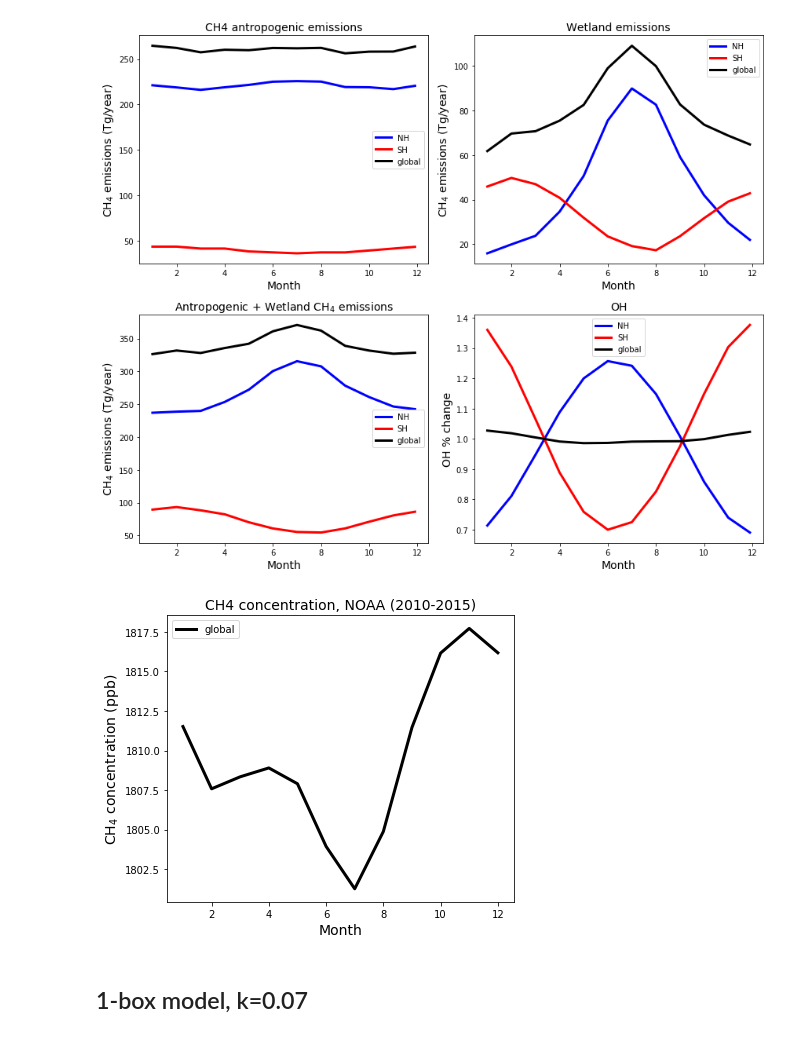
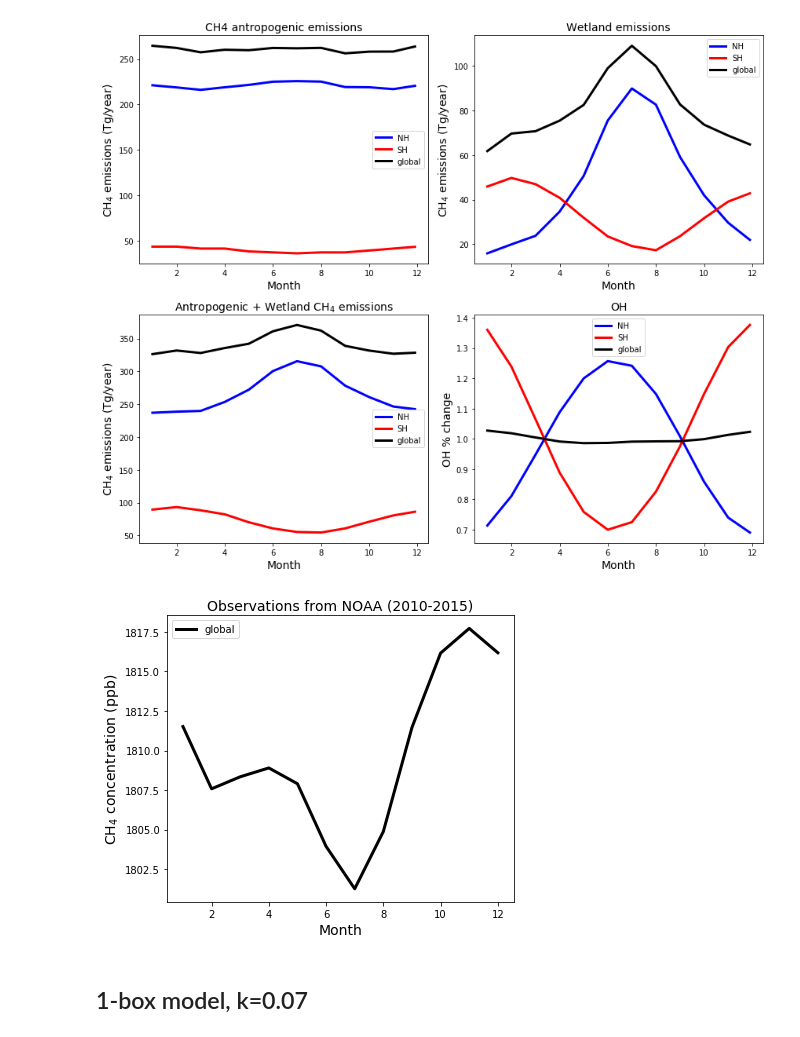
Before and after one commit to imitevski/ch4_box_model, a Jupyter notebook: methane_twobox_lab2pII_tvaryOH.ipynb, the cells around one changed output. Drawn from its saved outputs; the diff is of its cells as text; code cells hidden in the pictures.

```diff
--- a/methane_twobox_lab2pII_tvaryOH.ipynb
+++ b/methane_twobox_lab2pII_tvaryOH.ipynb
@@ -117,15 +117,15 @@ plt.savefig('figures/data_used.pdf')
 # %%
 fig = plt.figure(figsize=[6,5])
 ax = fig.add_subplot(1,1,1)
 ch4_noaa_mean.plot(label = 'global',linewidth=3, color = 'black')
 plt.ylabel('CH$_4$ concentration (ppb)', fontsize=14)
 plt.xlabel('Month', fontsize=14)
 plt.legend(loc=0)
-plt.title('CH4 concentration, NOAA (2010-2015)', fontsize=14)
+plt.title('Observations from NOAA (2010-2015)', fontsize=14)
 plt.tight_layout()
 plt.savefig('figures/noaa_obs.pdf')
 # %% [output]
-[figure, old version]
+[figure, new version]
 # %% [markdown]
 ## 1-box model, k=0.07
 # %%
```
Also changed, not shown: 2 other files.
